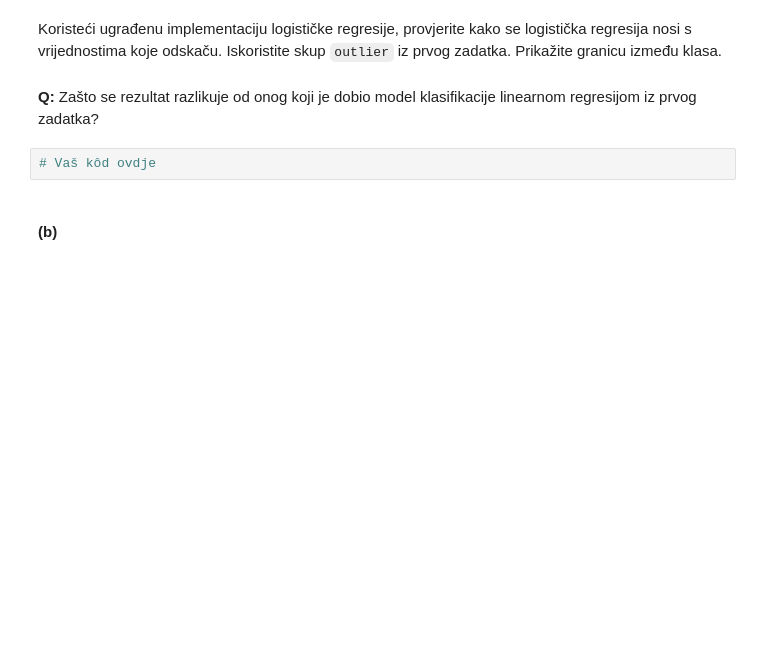
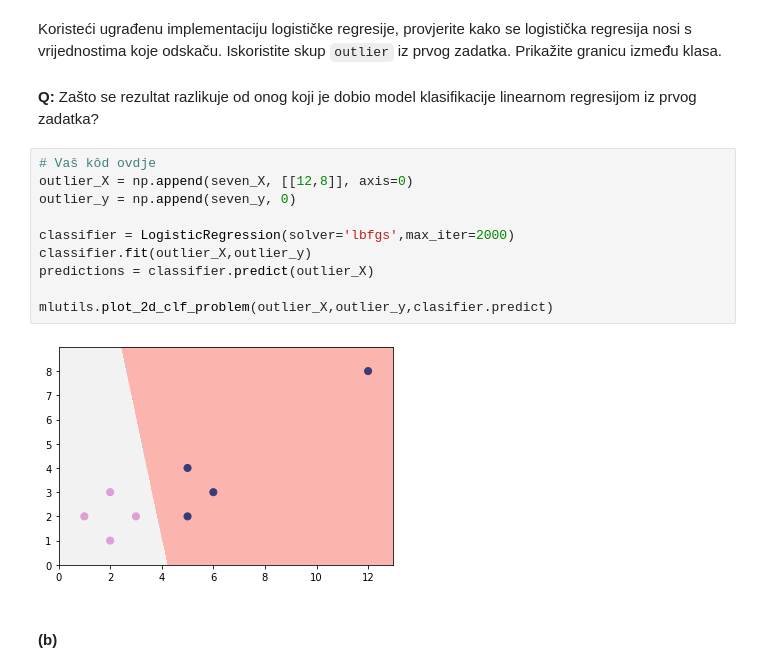
Before and after one commit to mislavivancic/machine-learning-homeworks, a Jupyter notebook: Lab2/SU-2019-LAB02-LDM-LR.ipynb, the cells around one changed output. Drawn from its saved outputs; the diff is of its cells as text; blank space fills up the shorter version.

```diff
--- a/Lab2/SU-2019-LAB02-LDM-LR.ipynb
+++ b/Lab2/SU-2019-LAB02-LDM-LR.ipynb
@@ -384,8 +388,18 @@ mlutils.plot_2d_clf_problem(seven_X,seven_y,clasifier.predict)
 Koristeći ugrađenu implementaciju logističke regresije, provjerite kako se logistička regresija nosi s vrijednostima koje odskaču. Iskoristite skup `outlier` iz prvog zadatka. Prikažite granicu između klasa.
 # %% [markdown]
 **Q:** Zašto se rezultat razlikuje od onog koji je dobio model klasifikacije linearnom regresijom iz prvog zadatka?
-# %%
-# Vaš kôd ovdje
+# %%
+# Vaš kôd ovdje
+outlier_X = np.append(seven_X, [[12,8]], axis=0)
+outlier_y = np.append(seven_y, 0)
+
+classifier = LogisticRegression(solver='lbfgs',max_iter=2000)
+classifier.fit(outlier_X,outlier_y)
+predictions = classifier.predict(outlier_X)
+
+mlutils.plot_2d_clf_problem(outlier_X,outlier_y,clasifier.predict)
+# %% [output]
+[figure, added]
 # %% [markdown]
 #### (b)
 # %% [markdown]
```
Also changed, not shown: parts of 8 cells of this notebook.
